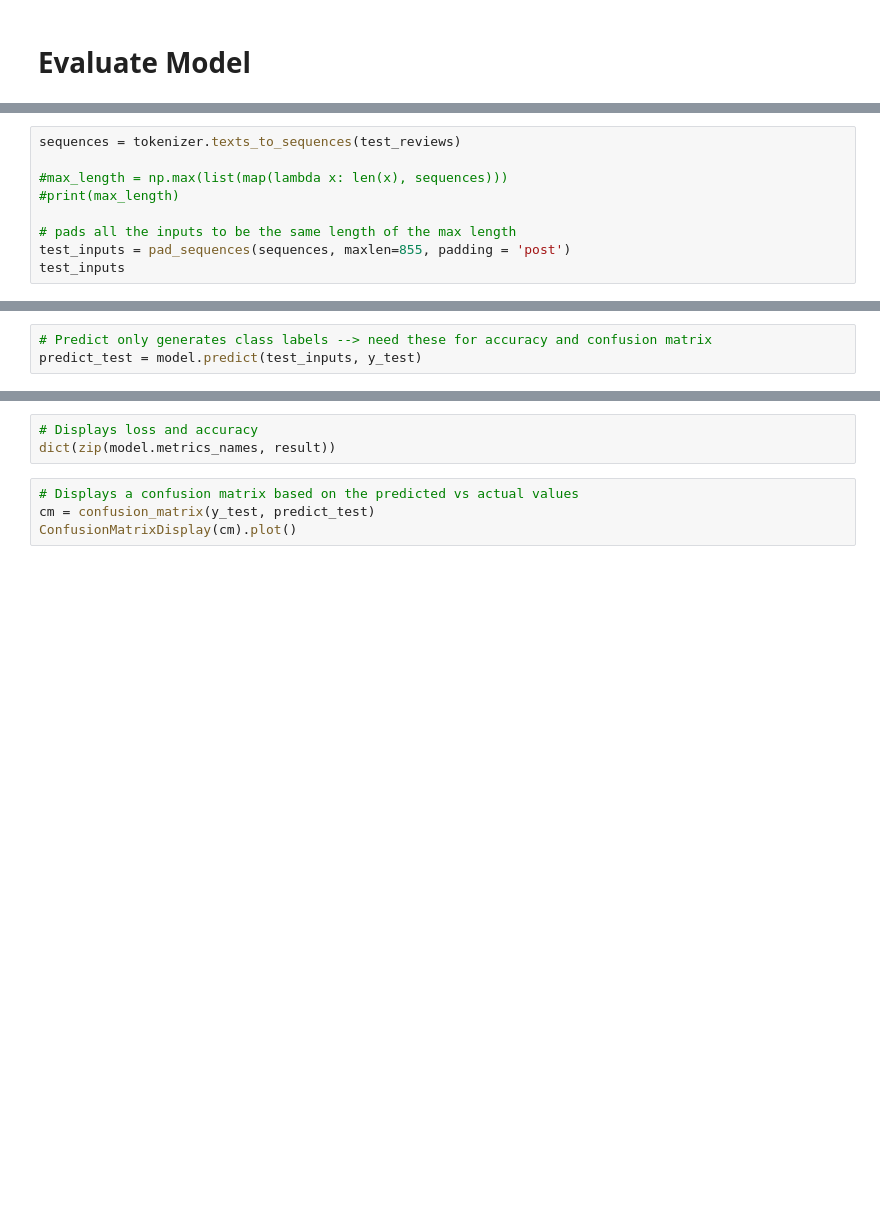
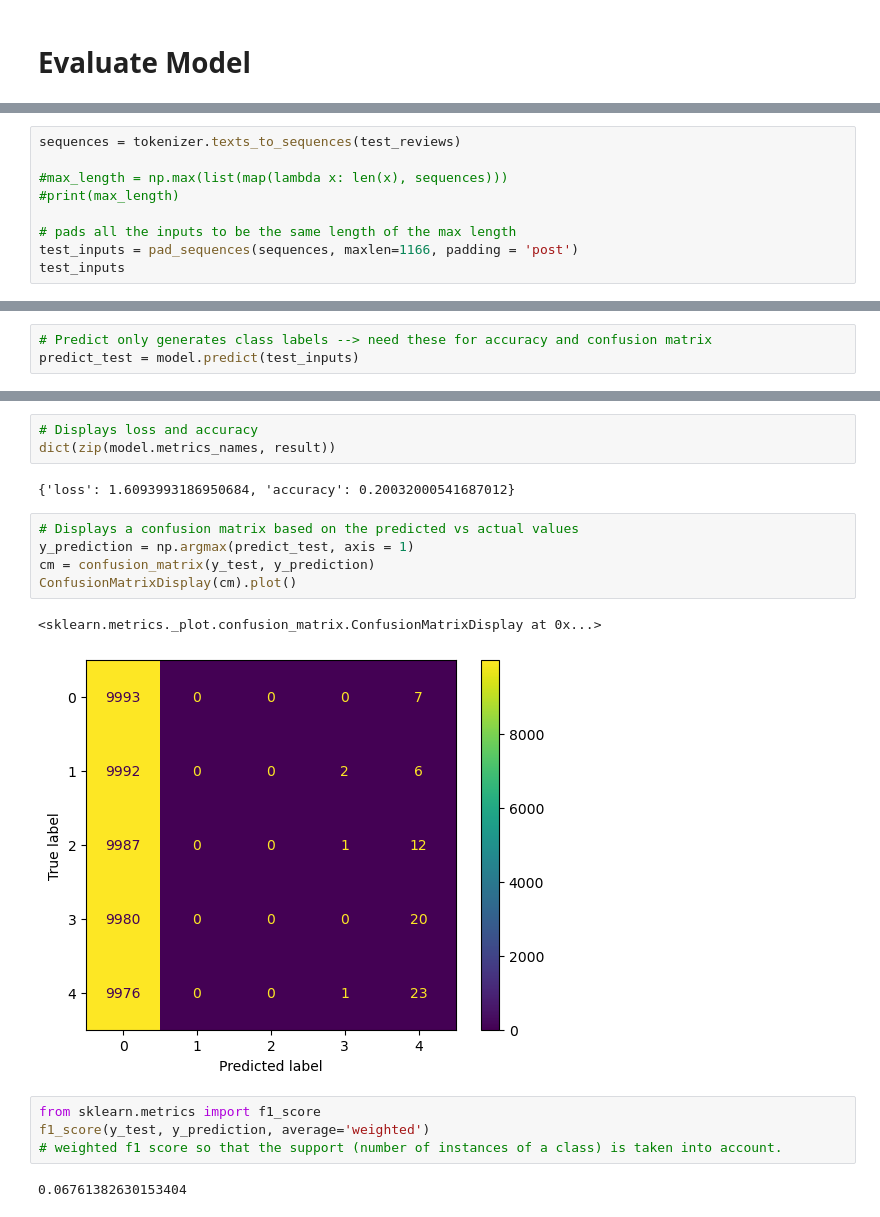
Before and after one commit to ces0157/AI_class_project, a Jupyter notebook: mulit-layer-perceptron.ipynb, the cells around one changed output, grey strips where cells are left out. Saved outputs shown, nothing was run; the diff lists cells and outputs as text; blank space fills up the shorter version.

Commit message:
added evaluation metrics and fixed bugs

```diff
--- a/mulit-layer-perceptron.ipynb
+++ b/mulit-layer-perceptron.ipynb
@@ -193,5 +248,5 @@ sequences = tokenizer.texts_to_sequences(test_reviews)
 #print(max_length)
 
 # pads all the inputs to be the same length of the max length
-test_inputs = pad_sequences(sequences, maxlen=855, padding = 'post')
+test_inputs = pad_sequences(sequences, maxlen=1166, padding = 'post')
 test_inputs
@@ -205,3 +273,3 @@ result = model.evaluate(test_inputs, y_test)
 # %%
 # Predict only generates class labels --> need these for accuracy and confusion matrix
-predict_test = model.predict(test_inputs, y_test)
+predict_test = model.predict(test_inputs)
@@ -211,7 +299,19 @@ print(model.summary())
 # %%
 # Displays loss and accuracy
 dict(zip(model.metrics_names, result))
+# %% [output]
+{'loss': 1.6093993186950684, 'accuracy': 0.20032000541687012}
 # %%
 # Displays a confusion matrix based on the predicted vs actual values
-cm = confusion_matrix(y_test, predict_test)
+y_prediction = np.argmax(predict_test, axis = 1)
+cm = confusion_matrix(y_test, y_prediction)
 ConfusionMatrixDisplay(cm).plot()
+# %% [output]
+<sklearn.metrics._plot.confusion_matrix.ConfusionMatrixDisplay at 0x...>
+[figure, added]
+# %%
+from sklearn.metrics import f1_score
+f1_score(y_test, y_prediction, average='weighted')
+# weighted f1 score so that the support (number of instances of a class) is taken into account.
+# %% [output]
+0.06761382630153404
```
Also changed, not shown: parts of 14 cells of this notebook.
